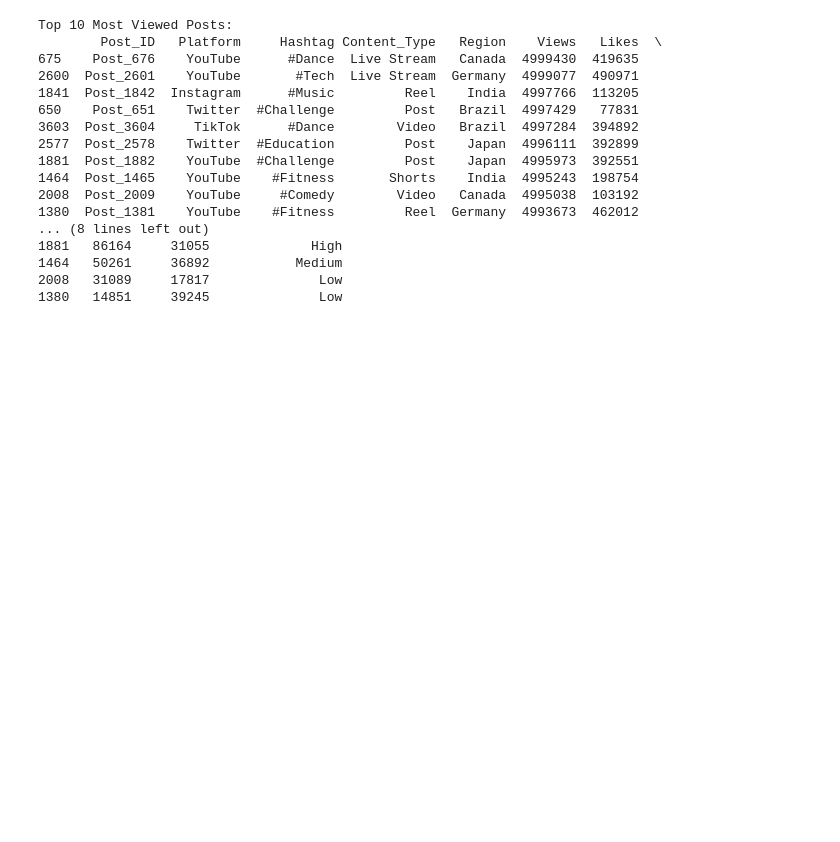
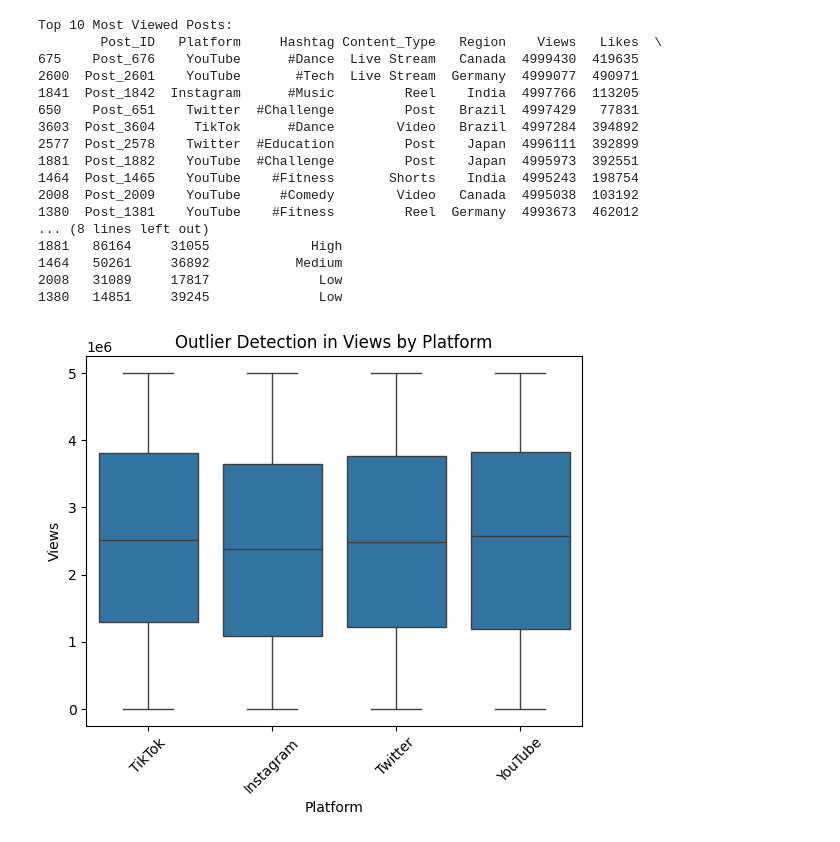
Before and after one commit to Phionanamugga/EDA_Viral_Social_Media_Posts, a Jupyter notebook: viral_social_media_tends.ipynb, the cells around one changed output. Cells and saved outputs as stored; diff of their text form; code cells hidden in the pictures; blank space fills up the shorter version.

Commit message:
carries out outlier detection[Delivers#188970869]

```diff
--- a/viral_social_media_tends.ipynb
+++ b/viral_social_media_tends.ipynb
@@ -169,3 +169,11 @@ Top 10 Most Viewed Posts:
 1464   50261     36892           Medium
 2008   31089     17817              Low
 1380   14851     39245              Low
+# %%
+# Outlier detection (views)
+sns.boxplot(data=df, x='Platform', y='Views')
+plt.title("Outlier Detection in Views by Platform")
+plt.xticks(rotation=45)
+plt.show()
+# %% [output]
+[figure, added]
```
